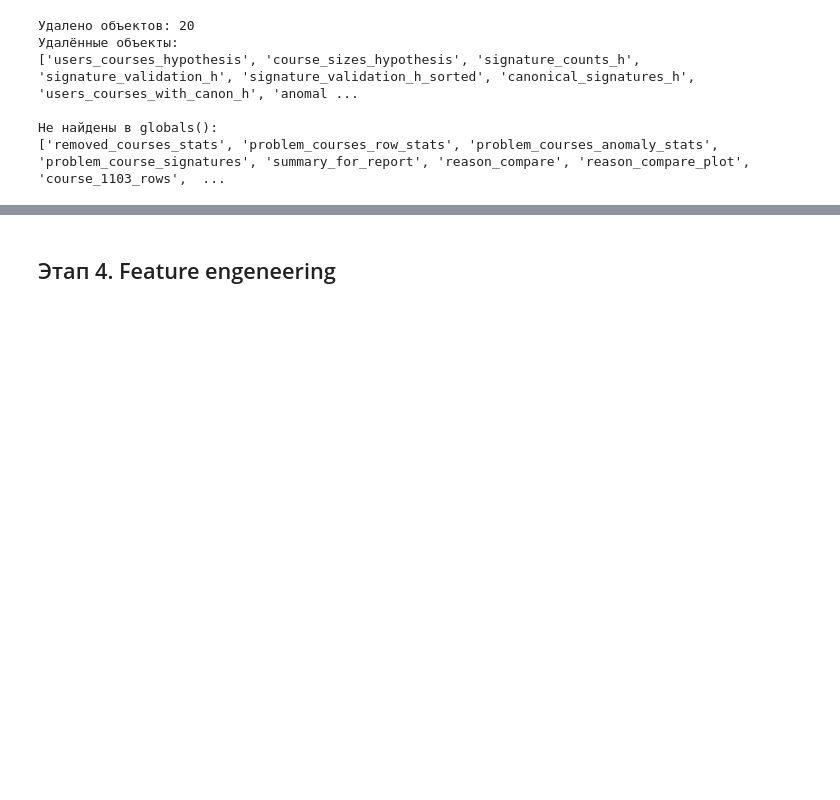
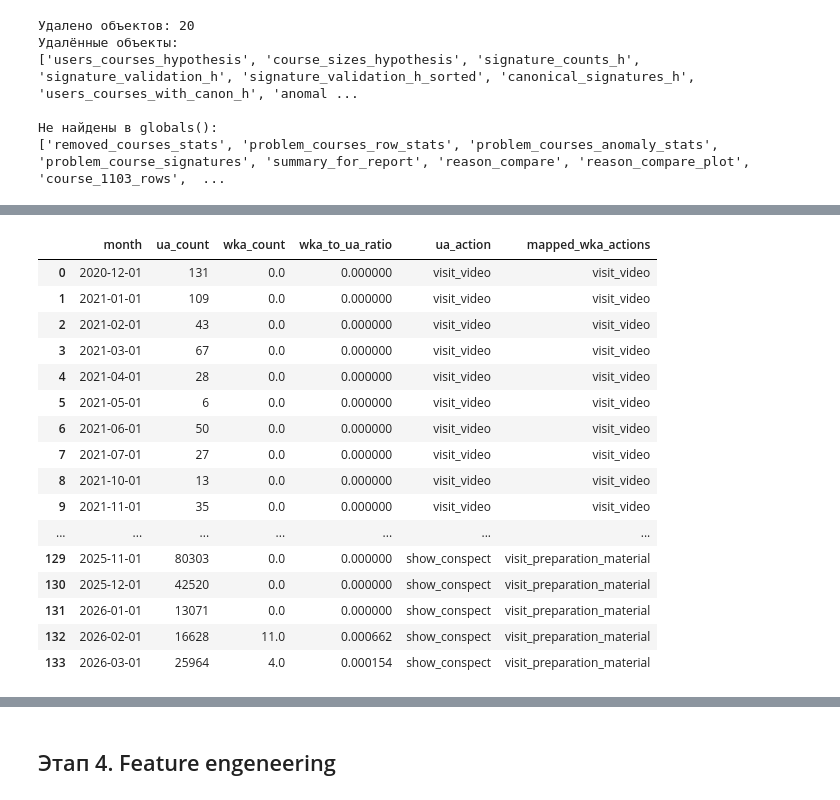
Before and after one commit to AntonDudDm/Xakaton, a Jupyter notebook: notebooks/EDA.ipynb, the cells around one changed output, grey strips where cells are left out. Cells and saved outputs as stored; diff of their text form; code cells hidden in the pictures; blank space fills up the shorter version.

```diff
--- a/notebooks/EDA.ipynb
+++ b/notebooks/EDA.ipynb
@@ -1909,0 +2146,56 @@ if not_found_objects:
+# %%
+# ============================================================
+# Помесячная динамика отношения объёмов
+# ============================================================
+
+monthly_compare_parts = []
+
+for ua_action, mapped_wka_actions in action_map_h2.items():
+    ua_monthly = (
+        uah.loc[uah["ua_action"] == ua_action, ["created_at"]]
+        .assign(month=lambda x: x["created_at"].dt.to_period("M").dt.to_timestamp())
+        .groupby("month")
+        .size()
+        .rename("ua_count")
+        .reset_index()
+    )
+
+    wka_monthly = (
+        wka.loc[wka["wka_action"].isin(mapped_wka_actions), ["created_at"]]
+        .assign(month=lambda x: x["created_at"].dt.to_period("M").dt.to_timestamp())
+        .groupby("month")
+        .size()
+        .rename("wka_count")
+        .reset_index()
+    )
+
+    cmp = ua_monthly.merge(wka_monthly, on="month", how="outer").sort_values("month")
+    cmp["ua_count"] = cmp["ua_count"].fillna(0)
+    cmp["wka_count"] = cmp["wka_count"].fillna(0)
+    cmp["wka_to_ua_ratio"] = np.where(cmp["ua_count"] > 0, cmp["wka_count"] / cmp["ua_count"], np.nan)
+    cmp["ua_action"] = ua_action
+    cmp["mapped_wka_actions"] = ", ".join(mapped_wka_actions)
+
+    monthly_compare_parts.append(cmp)
+
+hypothesis_2_monthly_compare = pd.concat(monthly_compare_parts, ignore_index=True)
+
+display(hypothesis_2_monthly_compare)
+# %% [output]
+|  | month | ua_count | wka_count | wka_to_ua_ratio | ua_action | mapped_wka_actions |
+| 0 | 2020-12-01 | 131 | 0.0 | 0.000000 | visit_video | visit_video |
+| 1 | 2021-01-01 | 109 | 0.0 | 0.000000 | visit_video | visit_video |
+| 2 | 2021-02-01 | 43 | 0.0 | 0.000000 | visit_video | visit_video |
+| 3 | 2021-03-01 | 67 | 0.0 | 0.000000 | visit_video | visit_video |
+| 4 | 2021-04-01 | 28 | 0.0 | 0.000000 | visit_video | visit_video |
+| 5 | 2021-05-01 | 6 | 0.0 | 0.000000 | visit_video | visit_video |
+| 6 | 2021-06-01 | 50 | 0.0 | 0.000000 | visit_video | visit_video |
+| 7 | 2021-07-01 | 27 | 0.0 | 0.000000 | visit_video | visit_video |
+| 8 | 2021-10-01 | 13 | 0.0 | 0.000000 | visit_video | visit_video |
+| 9 | 2021-11-01 | 35 | 0.0 | 0.000000 | visit_video | visit_video |
+| ... | ... | ... | ... | ... | ... | ... |
+| 129 | 2025-11-01 | 80303 | 0.0 | 0.000000 | show_conspect | visit_preparation_material |
+| 130 | 2025-12-01 | 42520 | 0.0 | 0.000000 | show_conspect | visit_preparation_material |
+| 131 | 2026-01-01 | 13071 | 0.0 | 0.000000 | show_conspect | visit_preparation_material |
+| 132 | 2026-02-01 | 16628 | 11.0 | 0.000662 | show_conspect | visit_preparation_material |
+| 133 | 2026-03-01 | 25964 | 4.0 | 0.000154 | show_conspect | visit_preparation_material |
```
Also changed, not shown: parts of 23 cells of this notebook, 1 other file.
